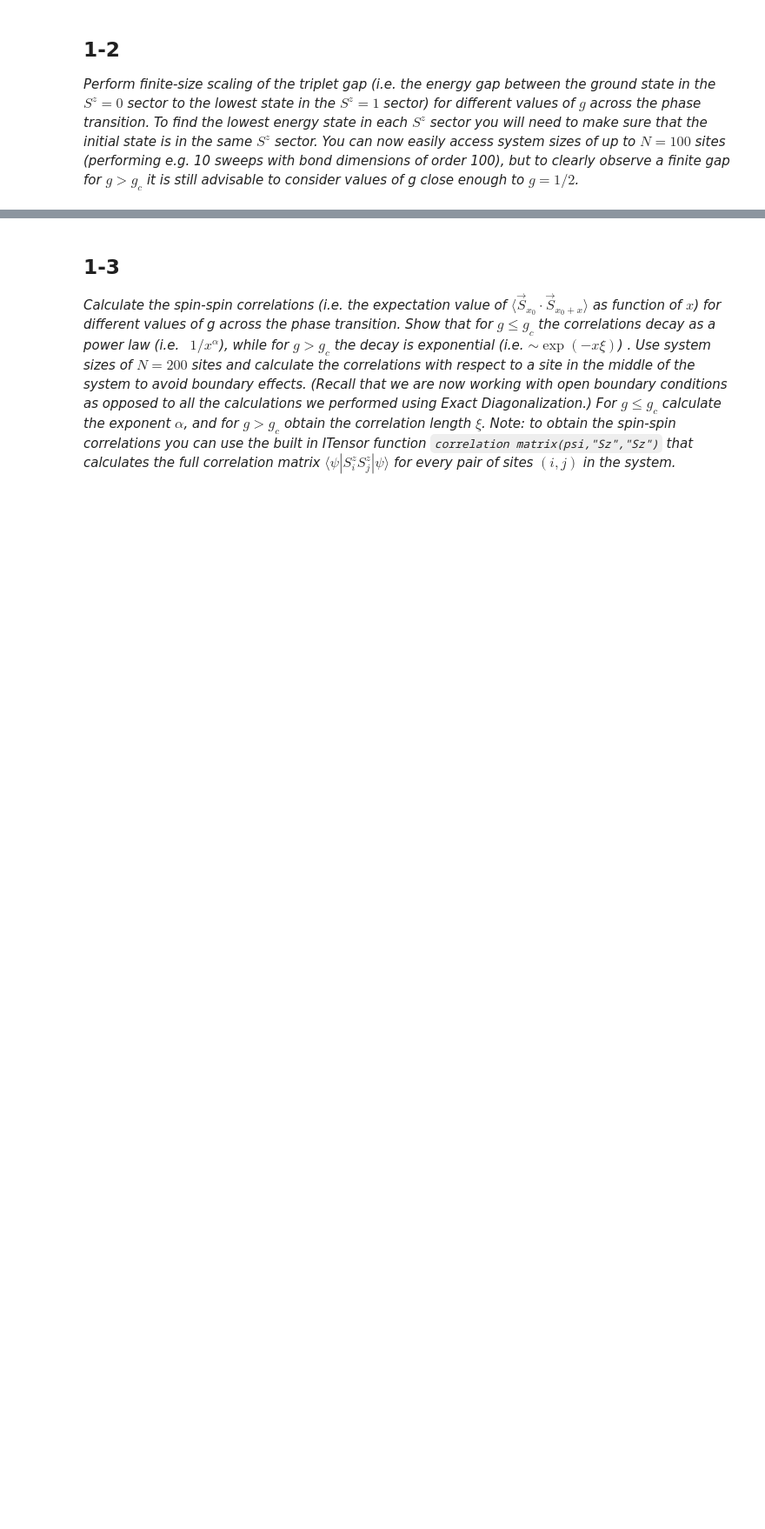
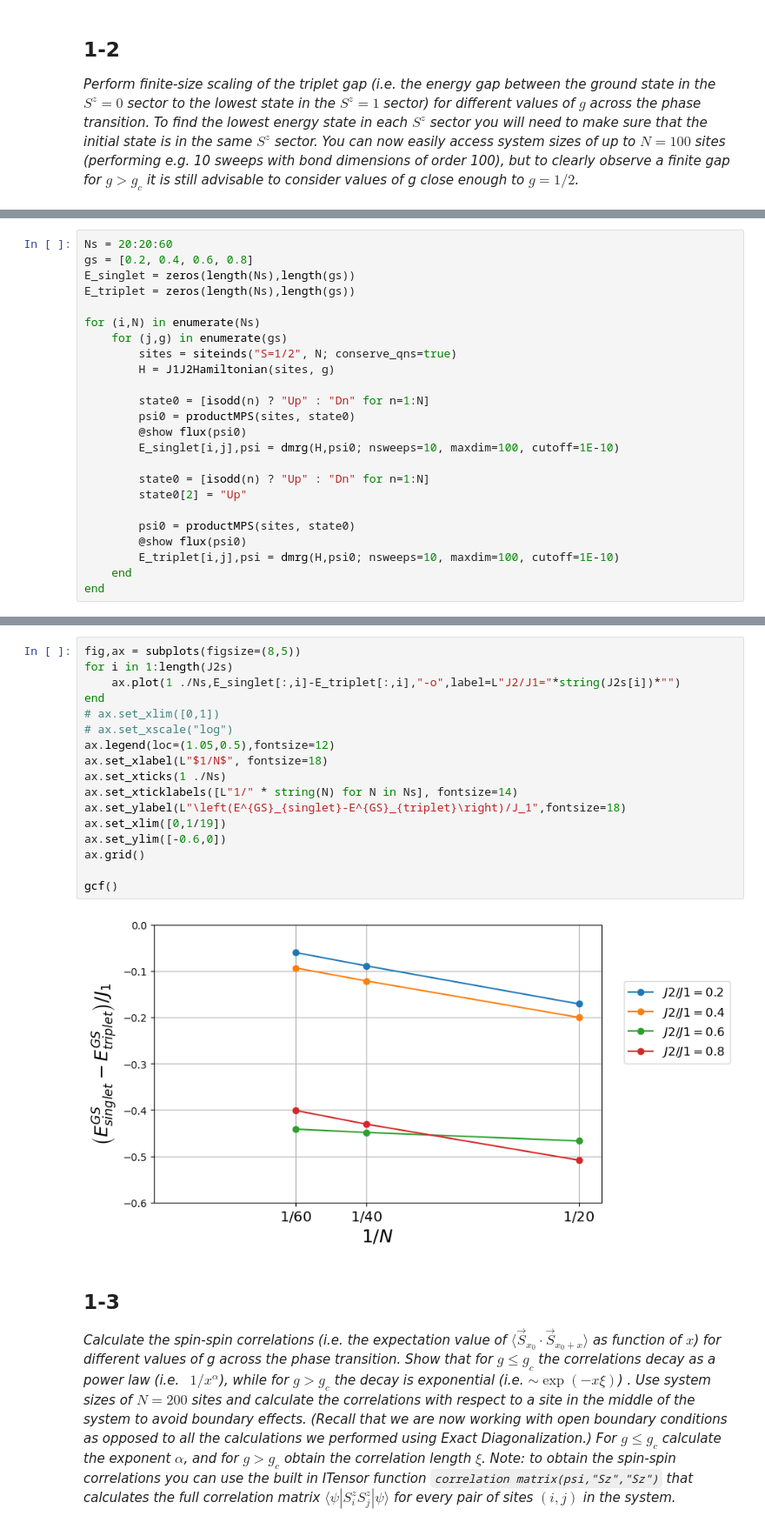
Before and after one commit to NOAMOPH/Computational-Methods-for-Many-Body-Physics, a Jupyter notebook: ProblemSets/PS03.ipynb, the cells around one changed output, grey strips where cells are left out. Shown: that part at 87% size. Cells and saved outputs as stored; diff of their text form; blank space fills up the shorter version.

```diff
--- a/ProblemSets/PS03.ipynb
+++ b/ProblemSets/PS03.ipynb
@@ -99,0 +85,24 @@ hello world
+# %%
+Ns = 20:20:60
+gs = [0.2, 0.4, 0.6, 0.8]
+E_singlet = zeros(length(Ns),length(gs))
+E_triplet = zeros(length(Ns),length(gs))
+
+for (i,N) in enumerate(Ns)
+    for (j,g) in enumerate(gs)
+        sites = siteinds("S=1/2", N; conserve_qns=true)
+        H = J1J2Hamiltonian(sites, g)
+
+        state0 = [isodd(n) ? "Up" : "Dn" for n=1:N]
+        psi0 = productMPS(sites, state0)
+        @show flux(psi0)
+        E_singlet[i,j],psi = dmrg(H,psi0; nsweeps=10, maxdim=100, cutoff=1E-10)
+
+        state0 = [isodd(n) ? "Up" : "Dn" for n=1:N]
+        state0[2] = "Up"
+
+        psi0 = productMPS(sites, state0)
+        @show flux(psi0)
+        E_triplet[i,j],psi = dmrg(H,psi0; nsweeps=10, maxdim=100, cutoff=1E-10)
+    end
+end
@@ -100,3 +127,22 @@ hello world
+# %%
+fig,ax = subplots(figsize=(8,5))
+for i in 1:length(J2s)
+    ax.plot(1 ./Ns,E_singlet[:,i]-E_triplet[:,i],"-o",label=L"J2/J1="*string(J2s[i])*"")
+end
+# ax.set_xlim([0,1])
+# ax.set_xscale("log")
+ax.legend(loc=(1.05,0.5),fontsize=12)
+ax.set_xlabel(L"$1/N$", fontsize=18)
+ax.set_xticks(1 ./Ns)
+ax.set_xticklabels([L"1/" * string(N) for N in Ns], fontsize=14)
+ax.set_ylabel(L"\left(E^{GS}_{singlet}-E^{GS}_{triplet}\right)/J_1",fontsize=18)
+ax.set_xlim([0,1/19])
+ax.set_ylim([-0.6,0])
+ax.grid()
+
+gcf()
+# %% [output]
+[figure, added]
 # %% [markdown]
 ## 1-3
 *Calculate the spin-spin correlations (i.e. the expectation value of $\langle\vec{S}_{x_0} \cdot \vec{S}_{x_0+x} \rangle$ as function of $x$) for different values of g across the phase transition. Show that for $g\leq g_c$ the correlations decay as a power law (i.e.  $1/x^\alpha$), while for $g > g_c$ the decay is exponential (i.e. $\sim\exp(-x\xi)$) . Use system sizes of $N = 200$ sites and calculate the correlations with respect to a site in the middle of the system to avoid boundary effects. (Recall that we are now working with open boundary conditions as opposed to all the calculations we performed using Exact Diagonalization.) For $g\leq g_c$ calculate the exponent $\alpha$, and for $g > g_c$ obtain the correlation length $\xi$. Note: to obtain the spin-spin correlations you can use the built in ITensor function `correlation matrix(psi,"Sz","Sz")` that calculates the full correlation matrix $\langle \psi|S^z_i S^z_j|\psi \rangle$ for every pair of sites $(i,j)$ in the system.*
```
Also changed, not shown: parts of 6 cells of this notebook.
